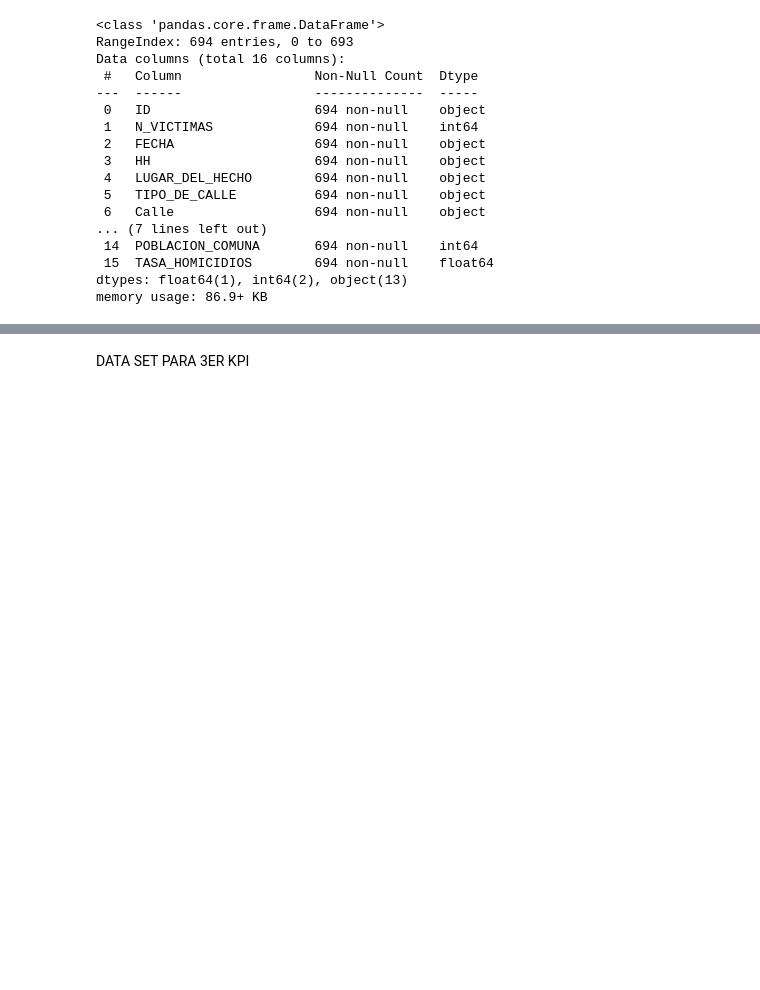
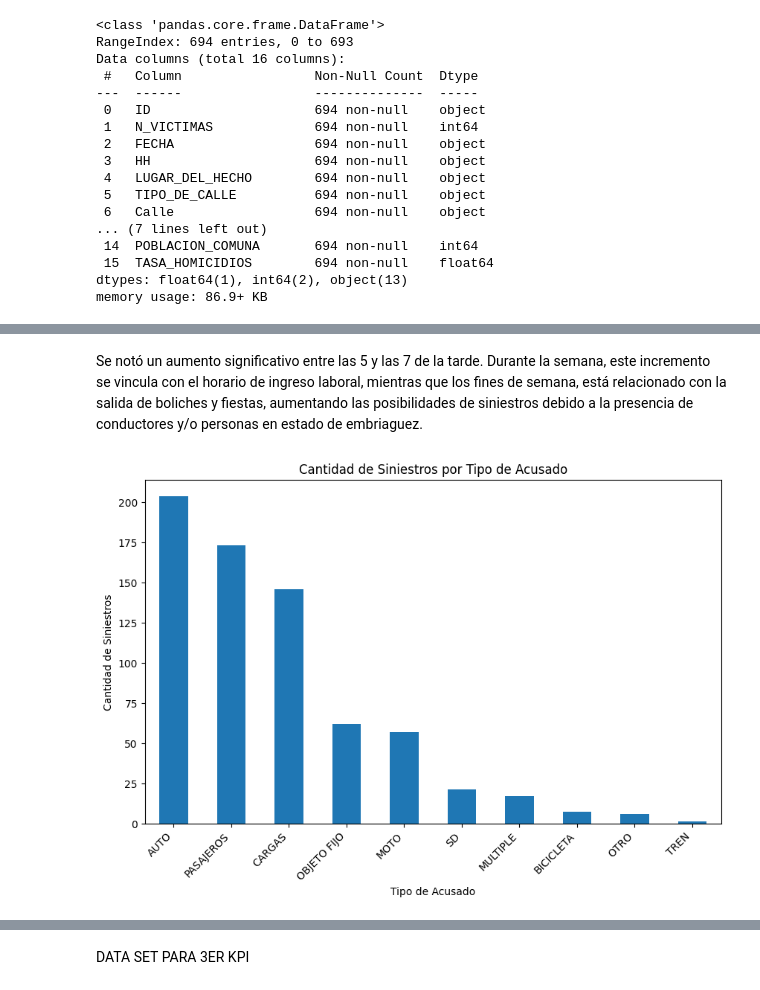
Before and after one commit to MLopezTouzon/PI-Data-Analytics, a Jupyter notebook: EDA.ipynb, the cells around one changed output, grey strips where cells are left out. Cells and saved outputs as stored; diff of their text form; code cells hidden in the pictures; blank space fills up the shorter version.

```diff
--- a/EDA.ipynb
+++ b/EDA.ipynb
@@ -333,0 +352,16 @@ memory usage: 86.9+ KB
+# %% [markdown]
+Se notó un aumento significativo entre las 5 y las 7 de la tarde. Durante la semana, este incremento se vincula con el horario de ingreso laboral, mientras que los fines de semana, está relacionado con la salida de boliches y fiestas, aumentando las posibilidades de siniestros debido a la presencia de conductores y/o personas en estado de embriaguez.
+# %%
+# Contar la cantidad de siniestros por tipo de víctima
+siniestros_por_tipo_victima = df_hechos['ACUSADO'].value_counts()
+
+# Graficar la cantidad de siniestros por tipo de víctima
+plt.figure(figsize=(10, 6))
+siniestros_por_tipo_victima.plot(kind='bar')
+plt.xlabel('Tipo de Acusado')
+plt.ylabel('Cantidad de Siniestros')
+plt.title('Cantidad de Siniestros por Tipo de Acusado')
+plt.xticks(rotation=45, ha='right')  # Rotar etiquetas del eje x para mejor visualización
+plt.show()
+# %% [output]
+[figure, added]
```
Also changed, not shown: parts of 20 cells of this notebook.
